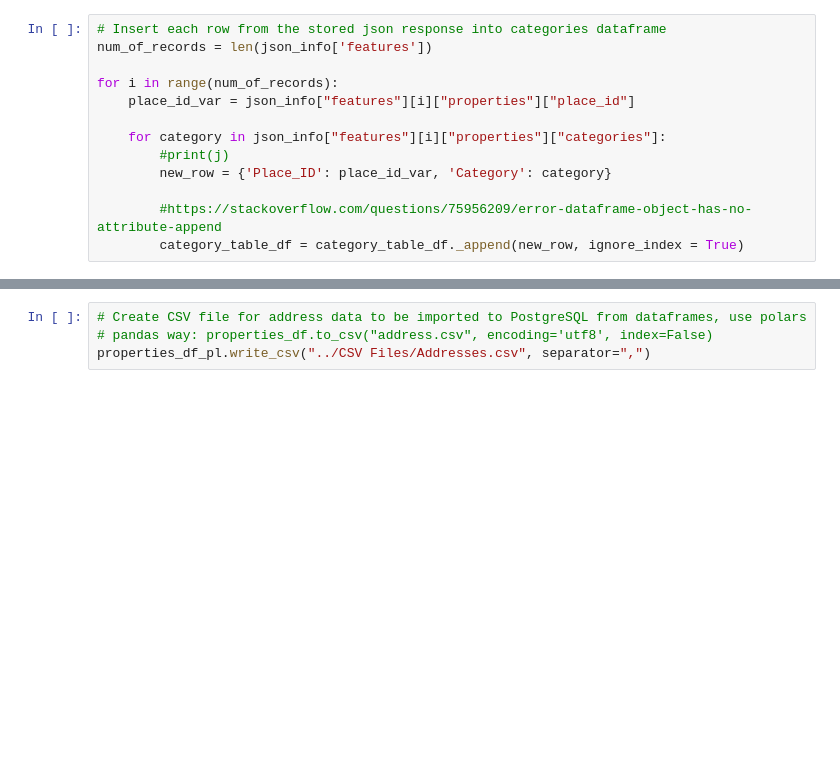
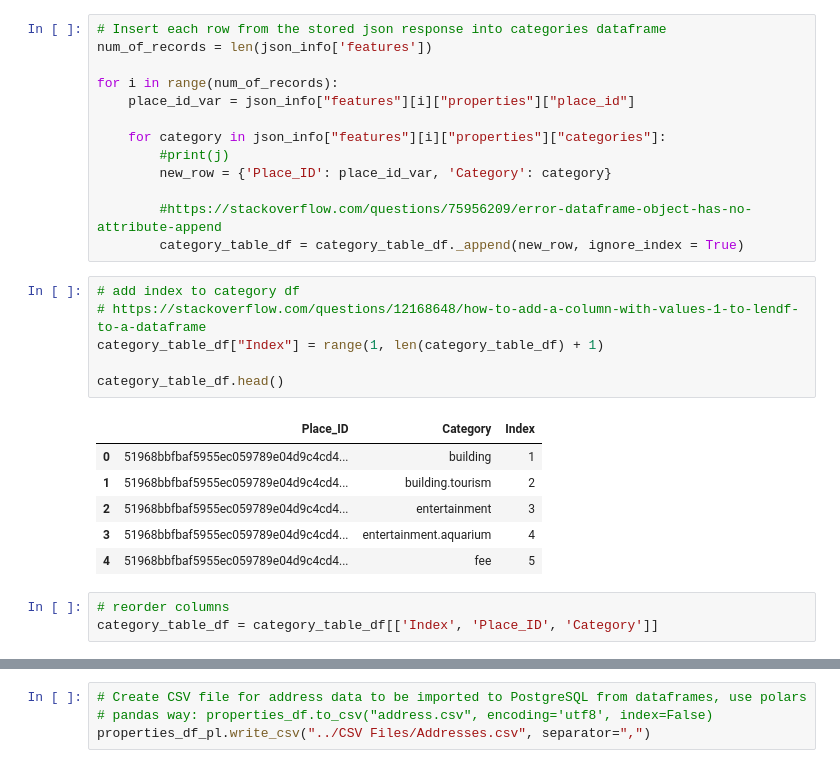
Before and after one commit to sma005/Project_3_Group_3, a Jupyter notebook: Python Scripts/copy_maddie.ipynb, the cells around one changed output, grey strips where cells are left out. Cells and saved outputs as stored; diff of their text form; blank space fills up the shorter version.

```diff
--- a/Python Scripts/copy_maddie.ipynb
+++ b/Python Scripts/copy_maddie.ipynb
@@ -333,6 +333,22 @@ for i in range(num_of_records):
 
         #https://stackoverflow.com/questions/75956209/error-dataframe-object-has-no-attribute-append
         category_table_df = category_table_df._append(new_row, ignore_index = True)
+# %%
+# add index to category df
+# https://stackoverflow.com/questions/12168648/how-to-add-a-column-with-values-1-to-lendf-to-a-dataframe
+category_table_df["Index"] = range(1, len(category_table_df) + 1)
+
+category_table_df.head()
+# %% [output]
+|  | Place_ID | Category | Index |
+| 0 | 51968bbfbaf5955ec059789e04d9c4cd4... | building | 1 |
+| 1 | 51968bbfbaf5955ec059789e04d9c4cd4... | building.tourism | 2 |
+| 2 | 51968bbfbaf5955ec059789e04d9c4cd4... | entertainment | 3 |
+| 3 | 51968bbfbaf5955ec059789e04d9c4cd4... | entertainment.aquarium | 4 |
+| 4 | 51968bbfbaf5955ec059789e04d9c4cd4... | fee | 5 |
+# %%
+# reorder columns
+category_table_df = category_table_df[['Index', 'Place_ID', 'Category']]
 # %%
 # Convert to polars dataframe, display head of dataframe so that we can see if the process was successful
 category_table_df_pl = pl.from_pandas(category_table_df)
```
Also changed, not shown: parts of 3 cells of this notebook, 7 other files.
